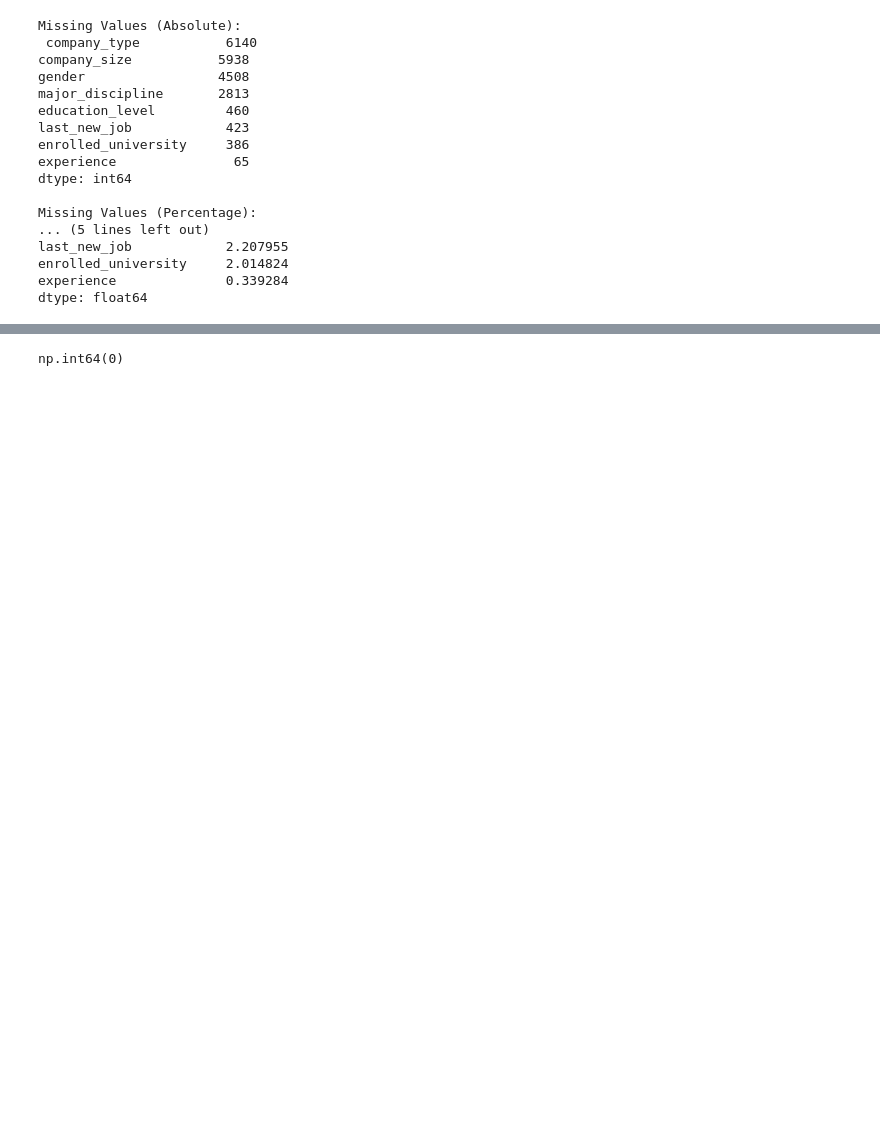
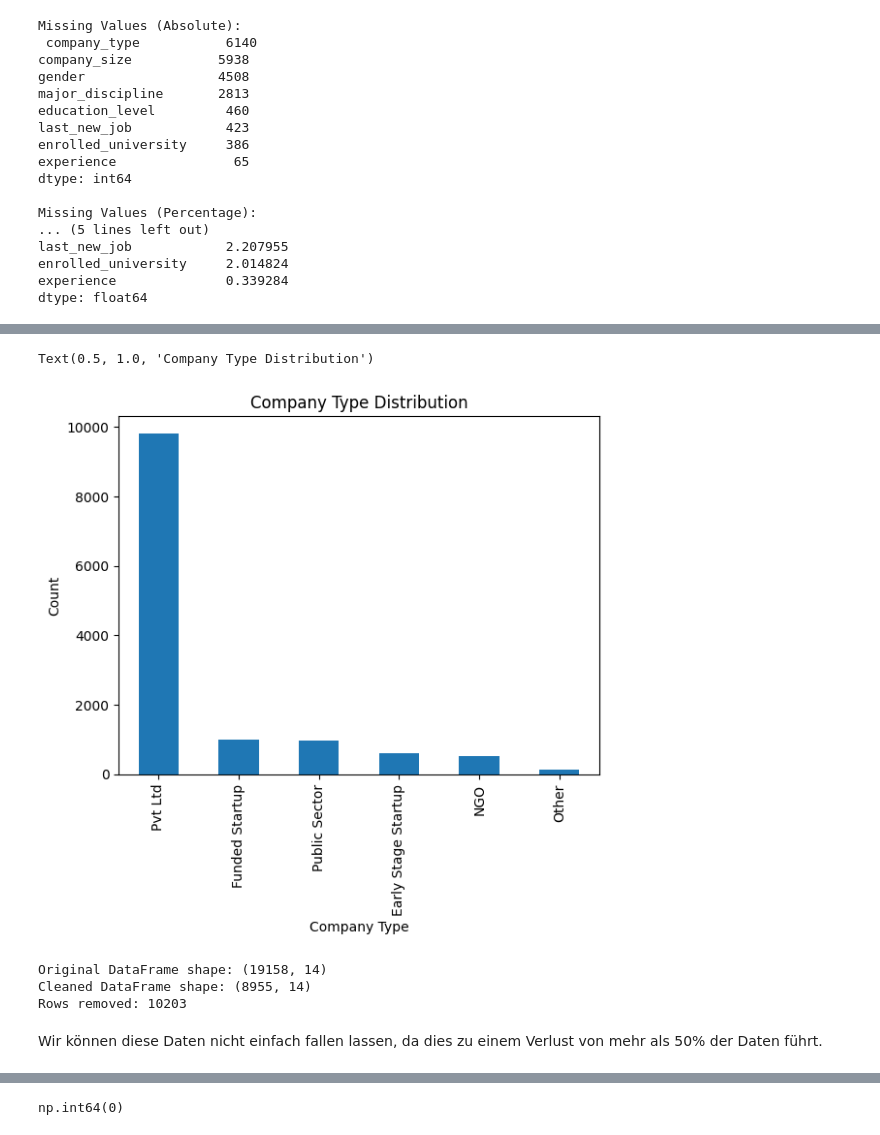
Before and after one commit to dan-am/data_analytics_master, a Jupyter notebook: 3_data_preparation/3_data_preparation.ipynb, the cells around one changed output, grey strips where cells are left out. Drawn from its saved outputs; the diff is of its cells as text; code cells hidden in the pictures; blank space fills up the shorter version.

```diff
--- a/3_data_preparation/3_data_preparation.ipynb
+++ b/3_data_preparation/3_data_preparation.ipynb
@@ -117,0 +157,22 @@ dtype: float64
+# %%
+counts = df['company_type'].value_counts()
+counts.plot(kind='bar')
+plt.xlabel('Company Type')
+plt.ylabel('Count')
+plt.title('Company Type Distribution')
+# %% [output]
+Text(0.5, 1.0, 'Company Type Distribution')
+[figure, added]
+# %%
+# Create a new dataframe with all missing values removed
+df_clean = df.dropna()
+
+print("Original DataFrame shape:", df.shape)
+print("Cleaned DataFrame shape:", df_clean.shape)
+print("Rows removed:", df.shape[0] - df_clean.shape[0])
+# %% [output]
+Original DataFrame shape: (19158, 14)
+Cleaned DataFrame shape: (8955, 14)
+Rows removed: 10203
+# %% [markdown]
+Wir können diese Daten nicht einfach fallen lassen, da dies zu einem Verlust von mehr als 50% der Daten führt.
```
Also changed, not shown: parts of 20 cells of this notebook, 4 other files.
